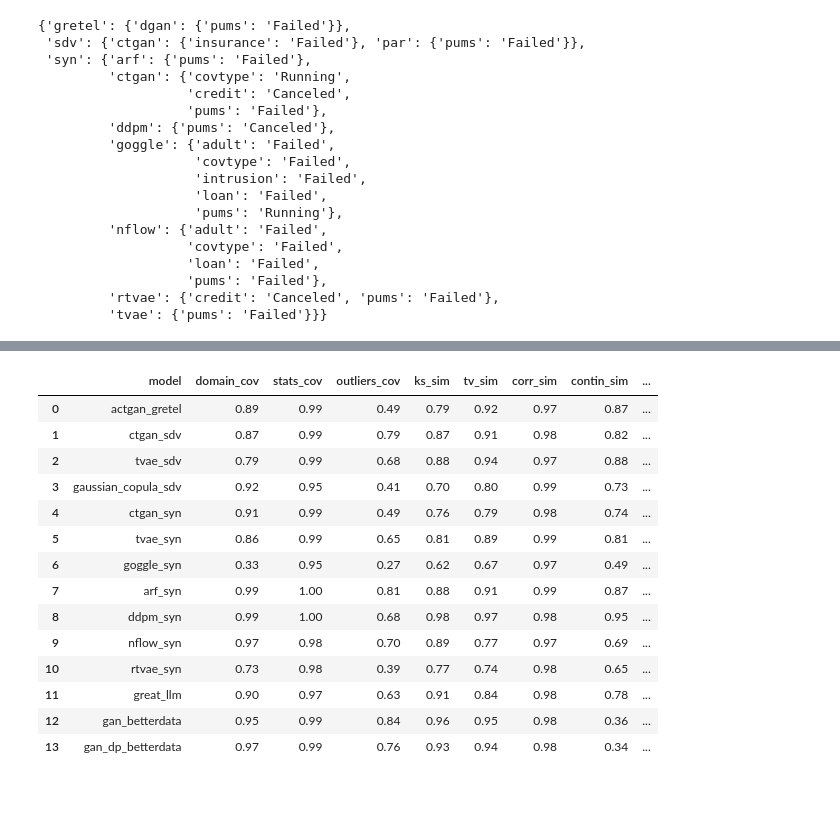
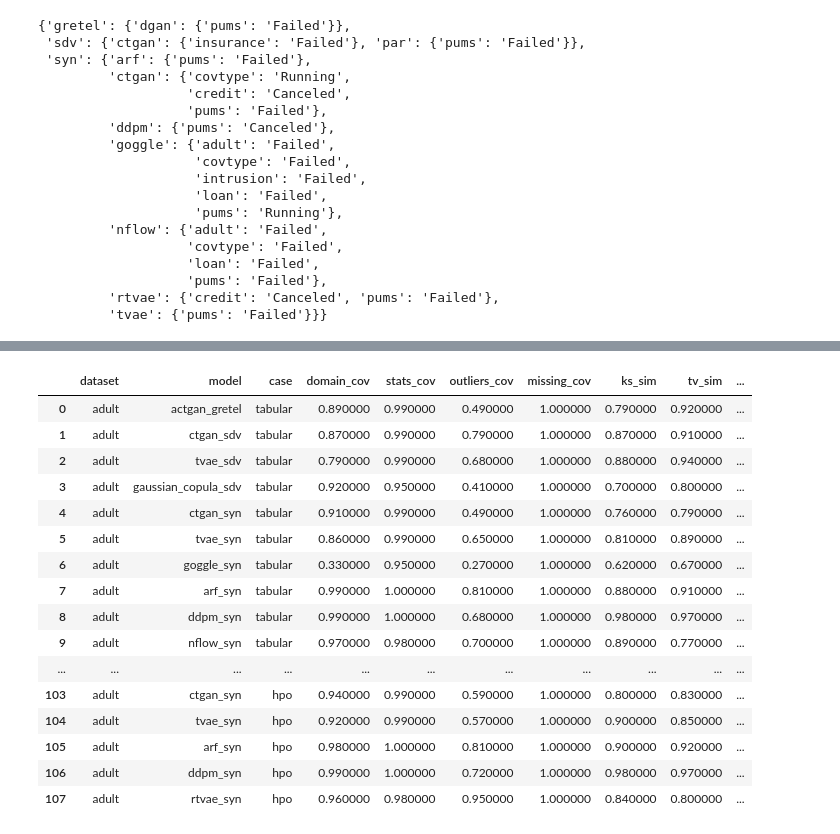
Before and after one commit to dsaidgovsg/benchmarking-synthetic-data-generators, a Jupyter notebook: notebooks/final_evalutation.ipynb, the cells around one changed output, grey strips where cells are left out. Saved outputs shown, nothing was run; the diff lists cells and outputs as text; code cells hidden in the pictures; blank space fills up the shorter version.

```diff
--- a/notebooks/final_evalutation.ipynb
+++ b/notebooks/final_evalutation.ipynb
@@ -271,0 +391,7 @@ for exp_dataset in ALL_TABULAR_DATASETS:
+# %%
+# exp_dataset = "adult"
+HPO_DATASETS = ["adult", "loan"]
+# tabular_bm_df = pd.DataFrame()
+for exp_dataset in HPO_DATASETS:
+    final_report = get_scores_df(exp_dataset, ALL_TABULAR_MODELS, "hpo")
+    tabular_bm_df = tabular_bm_df.append(pd.DataFrame(final_report), ignore_index=True)
@@ -271,0 +427,47 @@ for exp_dataset in ALL_TABULAR_DATASETS:
+# %%
+import pandas as pd
+
+# Assuming your DataFrame is named df and is already loaded with your data
+# Example of loading the DataFrame (replace with your actual data loading method)
+# df = pd.read_csv('your_data.csv')
+
+def highlight_top3(s):
+    '''
+    Highlight the top 3 numerical values in each column with different colors.
+    Skip non-numerical columns.
+    '''
+    if s.name in ['domain_cov', 'stats_cov', 'outliers_cov', 'missing_cov', 'ks_sim', 'tv_sim', 'corr_sim', 'contin_sim', 'sdv_quality_report', 'wass_dist', 'js_dist', 'new_row_synthesis']:
+        top1 = s.nlargest(1)
+        top2 = s.nlargest(2).drop(top1.index)
+        top3 = s.nlargest(3).drop(top1.index).drop(top2.index)
+
+        return ['background-color: gold' if v in top1.values else
+                'background-color: pink' if v in top2.values else
+                'background-color: grey' if v in top3.values else ''
+                for v in s]
+    else:
+        return ['' for _ in s]  # Return empty styling for non-numerical columns
+
+# df.style.apply(highlight_top3)
+
+
+
+tabular_bm_df[tabular_bm_df["dataset"] == "adult"].style.apply(highlight_top3)
+# %% [output]
+|  | dataset | model | case | domain_cov | stats_cov | outliers_cov | missing_cov | ks_sim | tv_sim | ... |
+| 0 | adult | actgan_gretel | tabular | 0.890000 | 0.990000 | 0.490000 | 1.000000 | 0.790000 | 0.920000 | ... |
+| 1 | adult | ctgan_sdv | tabular | 0.870000 | 0.990000 | 0.790000 | 1.000000 | 0.870000 | 0.910000 | ... |
+| 2 | adult | tvae_sdv | tabular | 0.790000 | 0.990000 | 0.680000 | 1.000000 | 0.880000 | 0.940000 | ... |
+| 3 | adult | gaussian_copula_sdv | tabular | 0.920000 | 0.950000 | 0.410000 | 1.000000 | 0.700000 | 0.800000 | ... |
+| 4 | adult | ctgan_syn | tabular | 0.910000 | 0.990000 | 0.490000 | 1.000000 | 0.760000 | 0.790000 | ... |
+| 5 | adult | tvae_syn | tabular | 0.860000 | 0.990000 | 0.650000 | 1.000000 | 0.810000 | 0.890000 | ... |
+| 6 | adult | goggle_syn | tabular | 0.330000 | 0.950000 | 0.270000 | 1.000000 | 0.620000 | 0.670000 | ... |
+| 7 | adult | arf_syn | tabular | 0.990000 | 1.000000 | 0.810000 | 1.000000 | 0.880000 | 0.910000 | ... |
+| 8 | adult | ddpm_syn | tabular | 0.990000 | 1.000000 | 0.680000 | 1.000000 | 0.980000 | 0.970000 | ... |
+| 9 | adult | nflow_syn | tabular | 0.970000 | 0.980000 | 0.700000 | 1.000000 | 0.890000 | 0.770000 | ... |
+| ... | ... | ... | ... | ... | ... | ... | ... | ... | ... | ... |
+| 103 | adult | ctgan_syn | hpo | 0.940000 | 0.990000 | 0.590000 | 1.000000 | 0.800000 | 0.830000 | ... |
+| 104 | adult | tvae_syn | hpo | 0.920000 | 0.990000 | 0.570000 | 1.000000 | 0.900000 | 0.850000 | ... |
+| 105 | adult | arf_syn | hpo | 0.980000 | 1.000000 | 0.810000 | 1.000000 | 0.900000 | 0.920000 | ... |
+| 106 | adult | ddpm_syn | hpo | 0.990000 | 1.000000 | 0.720000 | 1.000000 | 0.980000 | 0.970000 | ... |
+| 107 | adult | rtvae_syn | hpo | 0.960000 | 0.980000 | 0.950000 | 1.000000 | 0.840000 | 0.800000 | ... |
@@ -272,19 +476,3 @@ for exp_dataset in ALL_TABULAR_DATASETS:
 # %%
-pd.DataFrame(get_scores_df("adult"))
+# pd.DataFrame(get_scores_df("adult"))
-# %% [output]
-|  | model | domain_cov | stats_cov | outliers_cov | ks_sim | tv_sim | corr_sim | contin_sim | ... |
-| 0 | actgan_gretel | 0.89 | 0.99 | 0.49 | 0.79 | 0.92 | 0.97 | 0.87 | ... |
-| 1 | ctgan_sdv | 0.87 | 0.99 | 0.79 | 0.87 | 0.91 | 0.98 | 0.82 | ... |
-| 2 | tvae_sdv | 0.79 | 0.99 | 0.68 | 0.88 | 0.94 | 0.97 | 0.88 | ... |
-| 3 | gaussian_copula_sdv | 0.92 | 0.95 | 0.41 | 0.70 | 0.80 | 0.99 | 0.73 | ... |
-| 4 | ctgan_syn | 0.91 | 0.99 | 0.49 | 0.76 | 0.79 | 0.98 | 0.74 | ... |
-| 5 | tvae_syn | 0.86 | 0.99 | 0.65 | 0.81 | 0.89 | 0.99 | 0.81 | ... |
-| 6 | goggle_syn | 0.33 | 0.95 | 0.27 | 0.62 | 0.67 | 0.97 | 0.49 | ... |
-| 7 | arf_syn | 0.99 | 1.00 | 0.81 | 0.88 | 0.91 | 0.99 | 0.87 | ... |
-| 8 | ddpm_syn | 0.99 | 1.00 | 0.68 | 0.98 | 0.97 | 0.98 | 0.95 | ... |
-| 9 | nflow_syn | 0.97 | 0.98 | 0.70 | 0.89 | 0.77 | 0.97 | 0.69 | ... |
-| 10 | rtvae_syn | 0.73 | 0.98 | 0.39 | 0.77 | 0.74 | 0.98 | 0.65 | ... |
-| 11 | great_llm | 0.90 | 0.97 | 0.63 | 0.91 | 0.84 | 0.98 | 0.78 | ... |
-| 12 | gan_betterdata | 0.95 | 0.99 | 0.84 | 0.96 | 0.95 | 0.98 | 0.36 | ... |
-| 13 | gan_dp_betterdata | 0.97 | 0.99 | 0.76 | 0.93 | 0.94 | 0.98 | 0.34 | ... |
 # %%
```
Also changed, not shown: parts of 40 cells of this notebook, 2 other files.
